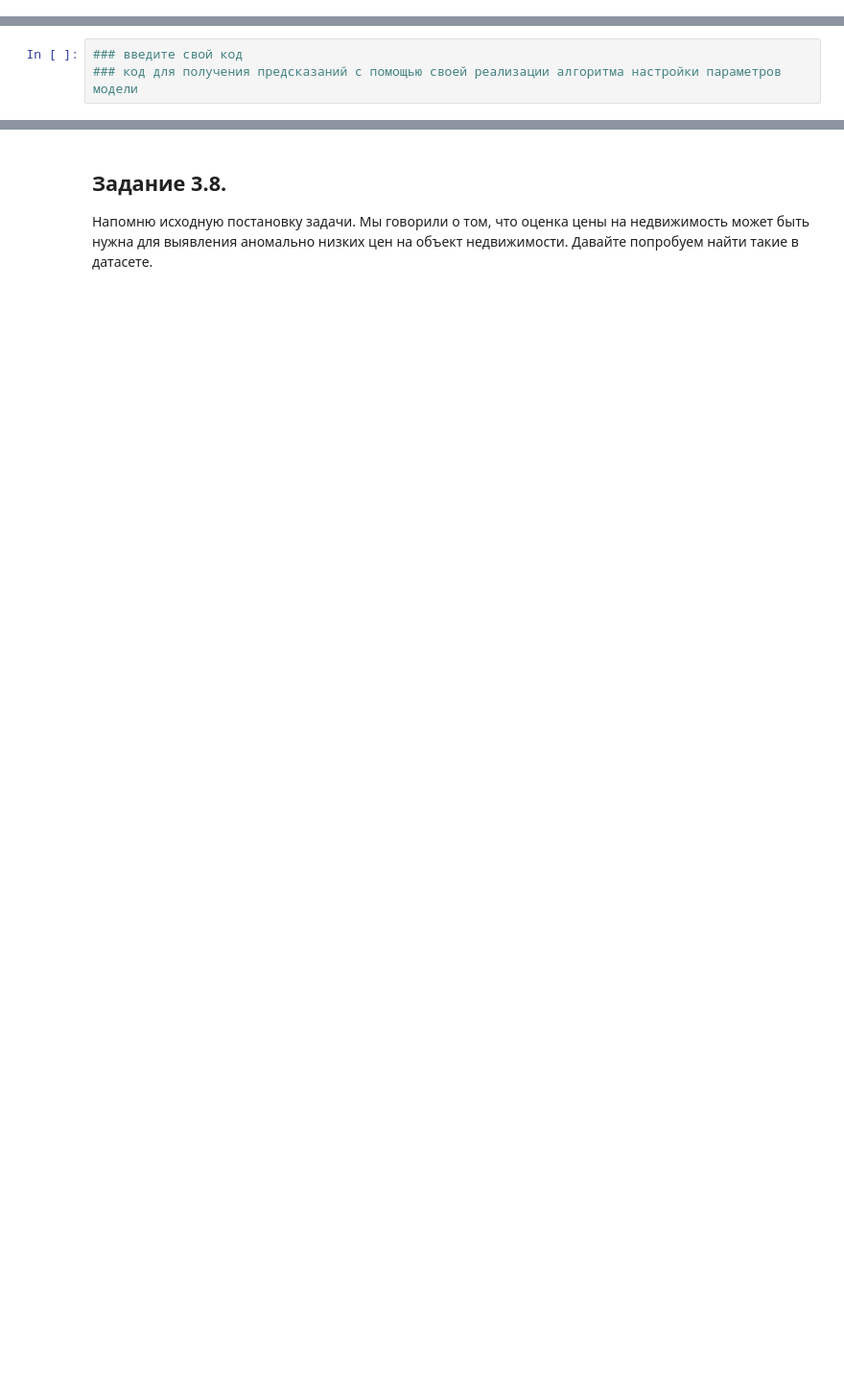
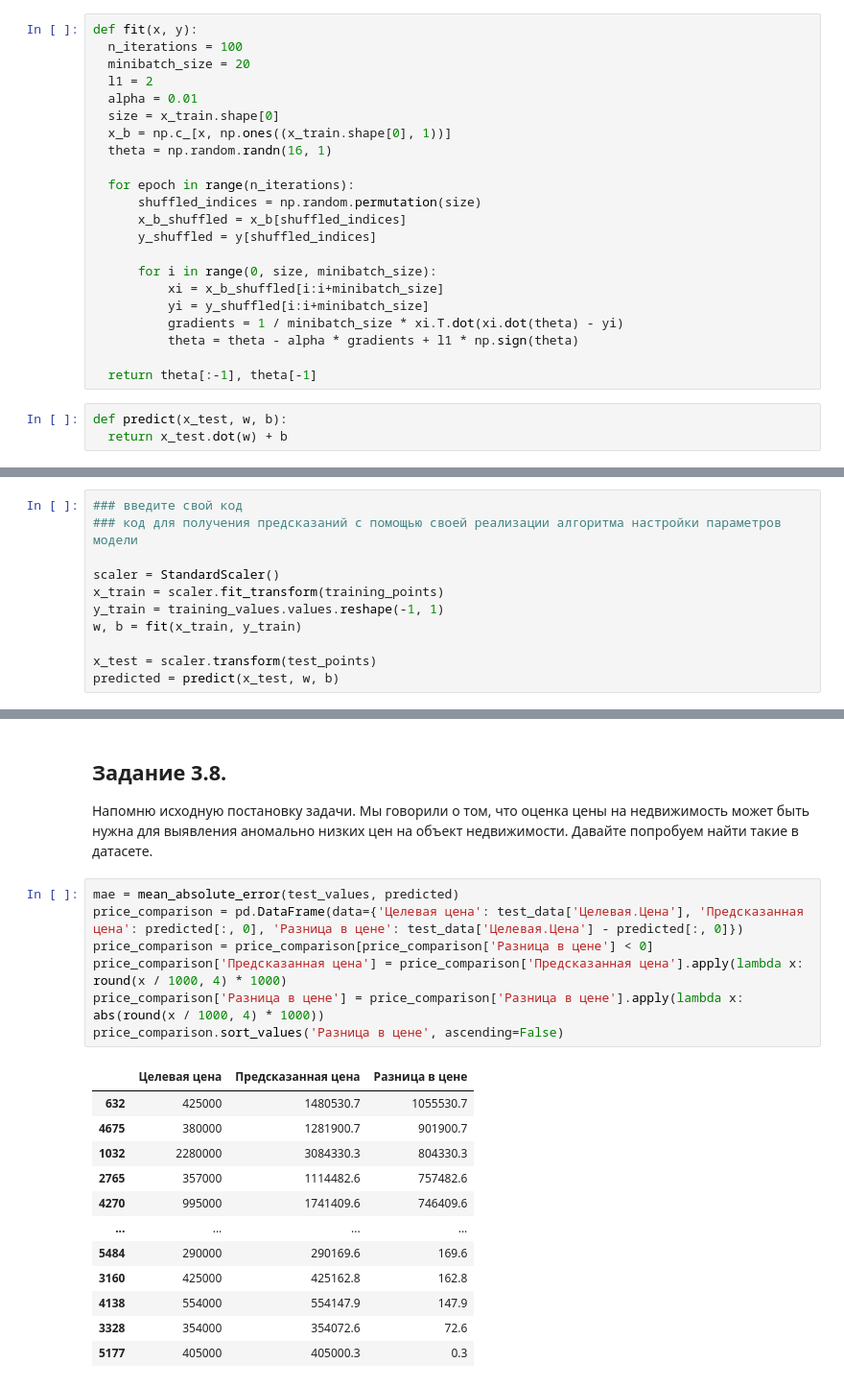
Before and after one commit to Walter-Rabbit/ML.VSem, a Jupyter notebook: Lab3/lab32.ipynb, the cells around one changed output, grey strips where cells are left out. Shown at 96% size. Cells and saved outputs as stored; diff of their text form; blank space fills up the shorter version.

```diff
--- a/Lab3/lab32.ipynb
+++ b/Lab3/lab32.ipynb
@@ -244,3 +249,28 @@ LinearRegression(copy_X=True, fit_intercept=True, n_jobs=None, normalize=False)
+# %%
+def fit(x, y):
+  n_iterations = 100
+  minibatch_size = 20
+  l1 = 2
+  alpha = 0.01
+  size = x_train.shape[0]
+  x_b = np.c_[x, np.ones((x_train.shape[0], 1))]
+  theta = np.random.randn(16, 1)
+
+  for epoch in range(n_iterations):
+      shuffled_indices = np.random.permutation(size)
+      x_b_shuffled = x_b[shuffled_indices]
+      y_shuffled = y[shuffled_indices]
+
+      for i in range(0, size, minibatch_size):
+          xi = x_b_shuffled[i:i+minibatch_size]
+          yi = y_shuffled[i:i+minibatch_size]
+          gradients = 1 / minibatch_size * xi.T.dot(xi.dot(theta) - yi)
+          theta = theta - alpha * gradients + l1 * np.sign(theta)
+
+  return theta[:-1], theta[-1]
+# %%
+def predict(x_test, w, b):
+  return x_test.dot(w) + b
 # %% [markdown]
 # 4. Загрузить и предобработать данные для тестирования
 # %% [markdown]
@@ -355,6 +385,14 @@ test_predictions_linear = linear_regression_model.predict(test_points)
 # %%
 ### введите свой код
 ### код для получения предсказаний с помощью своей реализации алгоритма настройки параметров модели
+
+scaler = StandardScaler()
+x_train = scaler.fit_transform(training_points)
+y_train = training_values.values.reshape(-1, 1)
+w, b = fit(x_train, y_train)
+
+x_test = scaler.transform(test_points)
+predicted = predict(x_test, w, b)
 # %% [markdown]
 Качество регрессионных моделей оценим двумя способами:
 1. Сравним визуально прогнозы с настоящими ценами (тестовые с предсказанием)
@@ -466,3 +560,23 @@ feature_importance.sort_values(by='Важность признака', ascending
 ## Задание 3.8.
 
 Напомню исходную постановку задачи. Мы говорили о том, что оценка цены на недвижимость может быть нужна для выявления аномально низких цен на объект недвижимости. Давайте попробуем найти такие в датасете.
+# %%
+mae = mean_absolute_error(test_values, predicted)
+price_comparison = pd.DataFrame(data={'Целевая цена': test_data['Целевая.Цена'], 'Предсказанная цена': predicted[:, 0], 'Разница в цене': test_data['Целевая.Цена'] - predicted[:, 0]})
+price_comparison = price_comparison[price_comparison['Разница в цене'] < 0]
+price_comparison['Предсказанная цена'] = price_comparison['Предсказанная цена'].apply(lambda x: round(x / 1000, 4) * 1000)
+price_comparison['Разница в цене'] = price_comparison['Разница в цене'].apply(lambda x: abs(round(x / 1000, 4) * 1000))
+price_comparison.sort_values('Разница в цене', ascending=False)
+# %% [output]
+|  | Целевая цена | Предсказанная цена | Разница в цене |
+| 632 | 425000 | 1480530.7 | 1055530.7 |
+| 4675 | 380000 | 1281900.7 | 901900.7 |
+| 1032 | 2280000 | 3084330.3 | 804330.3 |
+| 2765 | 357000 | 1114482.6 | 757482.6 |
+| 4270 | 995000 | 1741409.6 | 746409.6 |
+| ... | ... | ... | ... |
+| 5484 | 290000 | 290169.6 | 169.6 |
+| 3160 | 425000 | 425162.8 | 162.8 |
+| 4138 | 554000 | 554147.9 | 147.9 |
+| 3328 | 354000 | 354072.6 | 72.6 |
+| 5177 | 405000 | 405000.3 | 0.3 |
```
Also changed, not shown: parts of 13 cells of this notebook.
